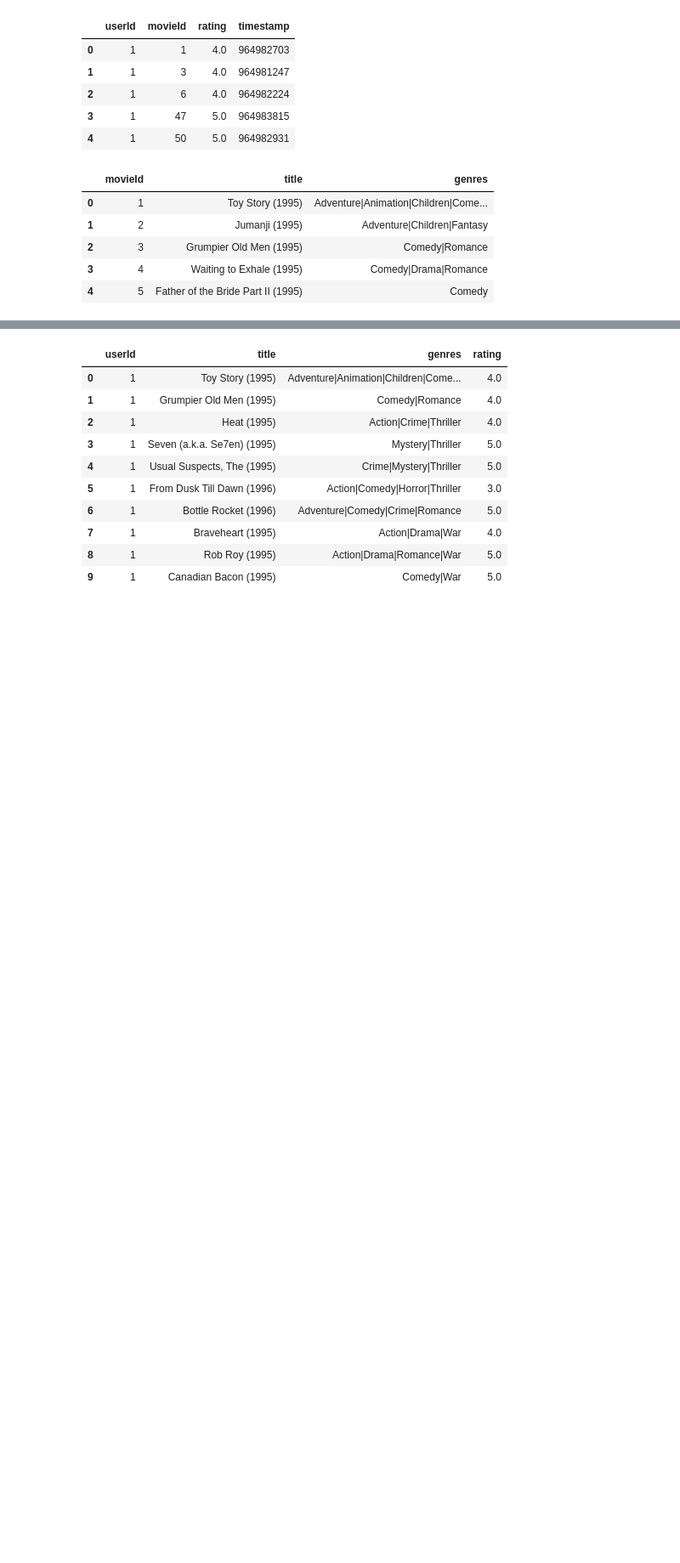
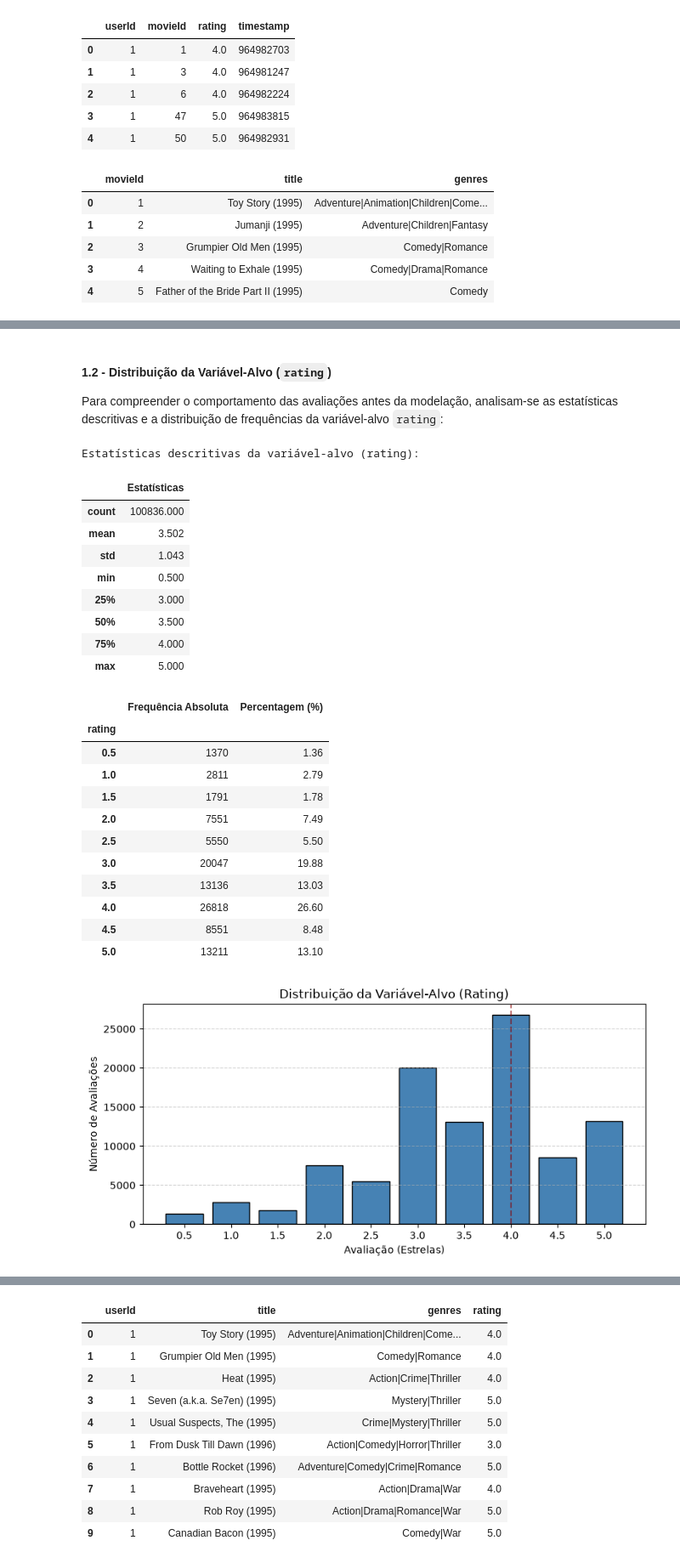
Before and after one commit to nicolasruchimura2/movie-lens-ml, a Jupyter notebook: recomendacoes.ipynb, the cells around one changed output, grey strips where cells are left out. Shown at 85% size. Cells and saved outputs as stored; diff of their text form; code cells hidden in the pictures; blank space fills up the shorter version.

```diff
--- a/recomendacoes.ipynb
+++ b/recomendacoes.ipynb
@@ -44,0 +76,50 @@ dtype: int64
+# %% [markdown]
+#### 1.2 - Distribuição da Variável-Alvo (`rating`)
+
+Para compreender o comportamento das avaliações antes da modelação, analisam-se as estatísticas descritivas e a distribuição de frequências da variável-alvo `rating`:
+# %%
+print("Estatísticas descritivas da variável-alvo (rating):")
+display(ratings["rating"].describe().to_frame(name="Estatísticas").round(3))
+
+contagem_notas = ratings["rating"].value_counts().sort_index()
+percentagem_notas = (ratings["rating"].value_counts(normalize=True).sort_index() * 100).round(2)
+
+tabela_distribuicao = pd.DataFrame({
+    "Frequência Absoluta": contagem_notas,
+    "Percentagem (%)": percentagem_notas
+})
+display(tabela_distribuicao)
+
+plt.figure(figsize=(8, 4))
+plt.bar(contagem_notas.index.astype(str), contagem_notas.values, color="steelblue", edgecolor="black")
+plt.axvline(x=str(4.0), color="darkred", linestyle="--", alpha=0.6, label=f"Média: {ratings['rating'].mean():.2f}")
+plt.title("Distribuição da Variável-Alvo (Rating)")
+plt.xlabel("Avaliação (Estrelas)")
+plt.ylabel("Número de Avaliações")
+plt.grid(axis="y", linestyle="--", alpha=0.5)
+plt.tight_layout()
+plt.show()
+# %% [output]
+Estatísticas descritivas da variável-alvo (rating):
+|  | Estatísticas |
+| count | 100836.000 |
+| mean | 3.502 |
+| std | 1.043 |
+| min | 0.500 |
+| 25% | 3.000 |
+| 50% | 3.500 |
+| 75% | 4.000 |
+| max | 5.000 |
+|  | Frequência Absoluta | Percentagem (%) |
+| rating |  |  |
+| 0.5 | 1370 | 1.36 |
+| 1.0 | 2811 | 2.79 |
+| 1.5 | 1791 | 1.78 |
+| 2.0 | 7551 | 7.49 |
+| 2.5 | 5550 | 5.50 |
+| 3.0 | 20047 | 19.88 |
+| 3.5 | 13136 | 13.03 |
+| 4.0 | 26818 | 26.60 |
+| 4.5 | 8551 | 8.48 |
+| 5.0 | 13211 | 13.10 |
+[figure, added]
```
Also changed, not shown: parts of 46 cells of this notebook, 6 other files.
